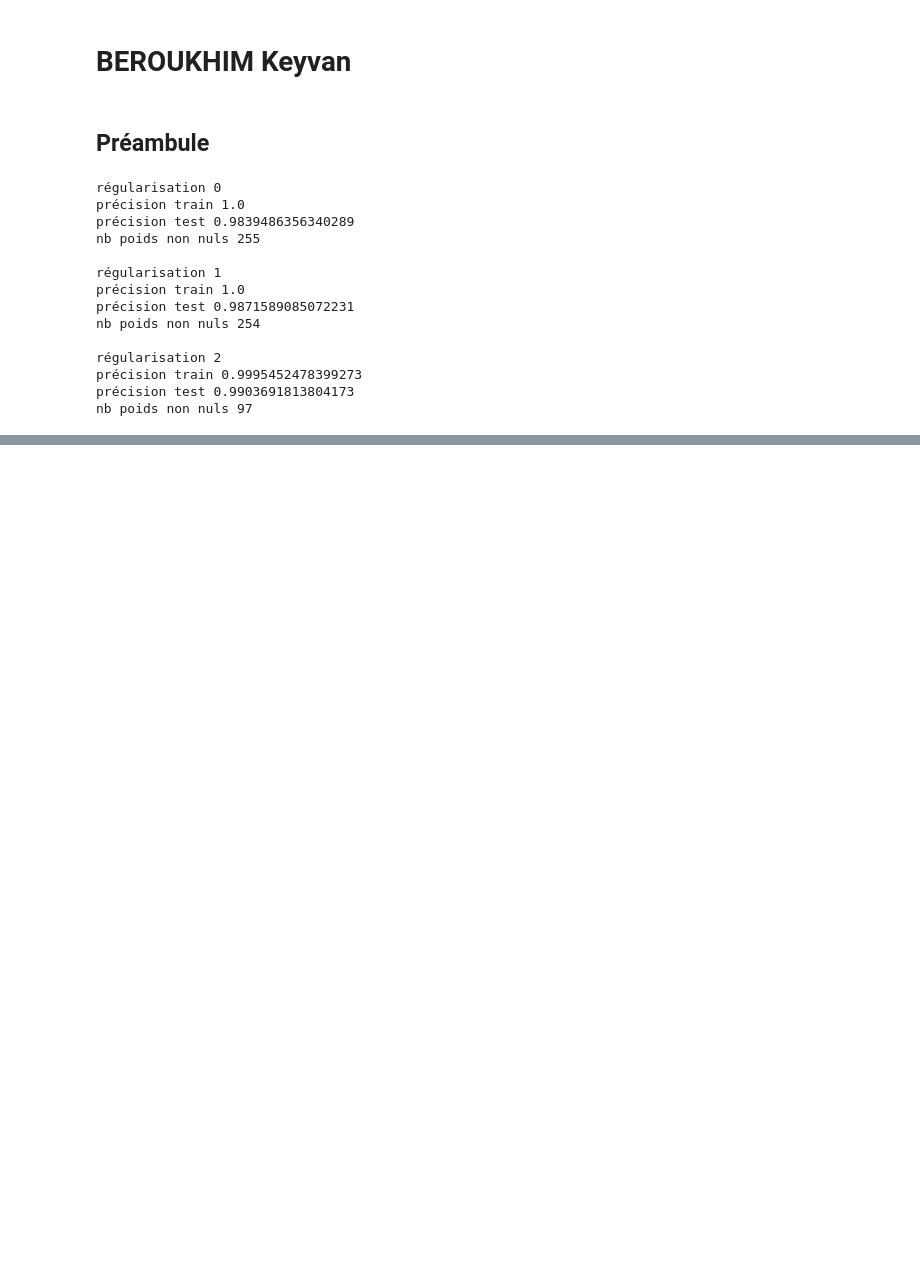
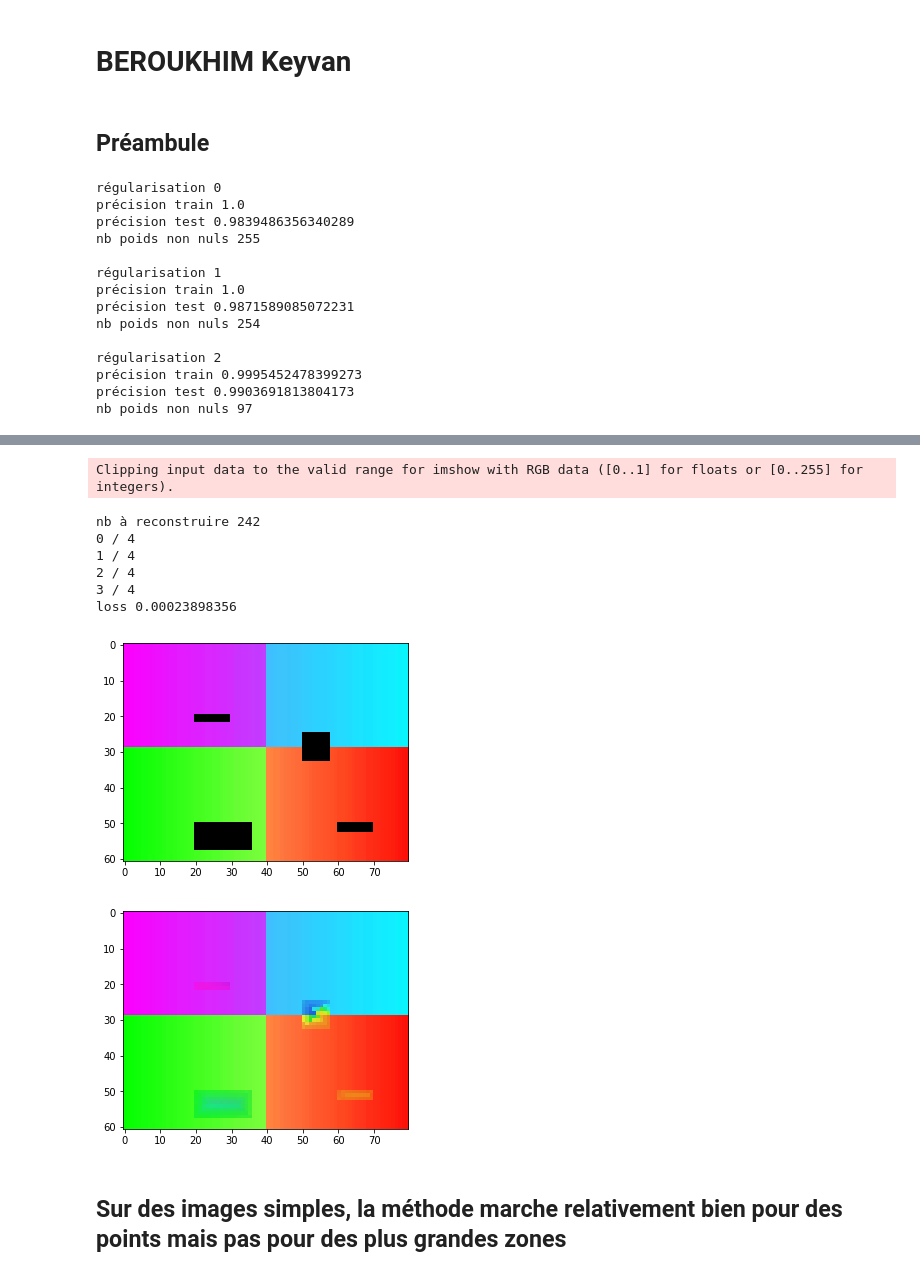
Before and after one commit to keyber/ARF, a Jupyter notebook: projet/BEROUKHIM_Keyvan_projet.ipynb, the cells around one changed output, grey strips where cells are left out. Drawn from its saved outputs; the diff is of its cells as text; code cells hidden in the pictures; blank space fills up the shorter version.

```diff
--- a/projet/BEROUKHIM_Keyvan_projet.ipynb
+++ b/projet/BEROUKHIM_Keyvan_projet.ipynb
@@ -56,0 +86,30 @@ nb poids non nuls 97
+# %%
+rectangles = [
+    (20,20,2,10),
+    (50,20,8,16),
+    (25,50,8,8),
+    (50,60,3,10),
+]
+bruitee = im
+for r in rectangles:
+    bruitee = delete_rec(bruitee,r)
+print("nb à reconstruire", sum(r[2]*r[3] for r in rectangles))
+print_im(bruitee)
+for i, r in enumerate(rectangles):
+    print(i, "/", len(rectangles))
+    undo_rect(bruitee,r, w=3, alpha=.01)
+print_im(bruitee)
+print("loss", np.mean(np.power(im - bruitee, 2)))
+plt.show()
+# %% [output]
+Clipping input data to the valid range for imshow with RGB data ([0..1] for floats or [0..255] for integers).
+nb à reconstruire 242
+0 / 4
+1 / 4
+2 / 4
+3 / 4
+loss 0.00023898356
+[figure, added]
+[figure, added]
+# %% [markdown]
+## Sur des images simples, la méthode marche relativement bien pour des points mais pas pour des plus grandes zones
```
Also changed, not shown: parts of 5 cells of this notebook, 1 other file.
